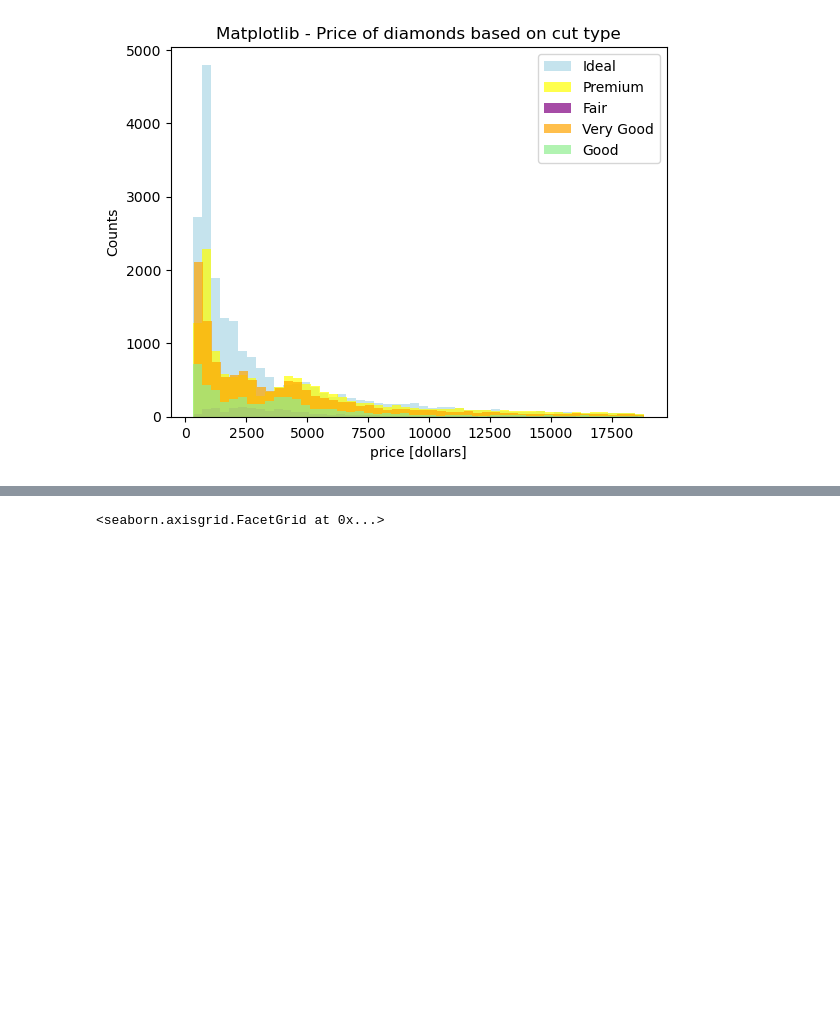
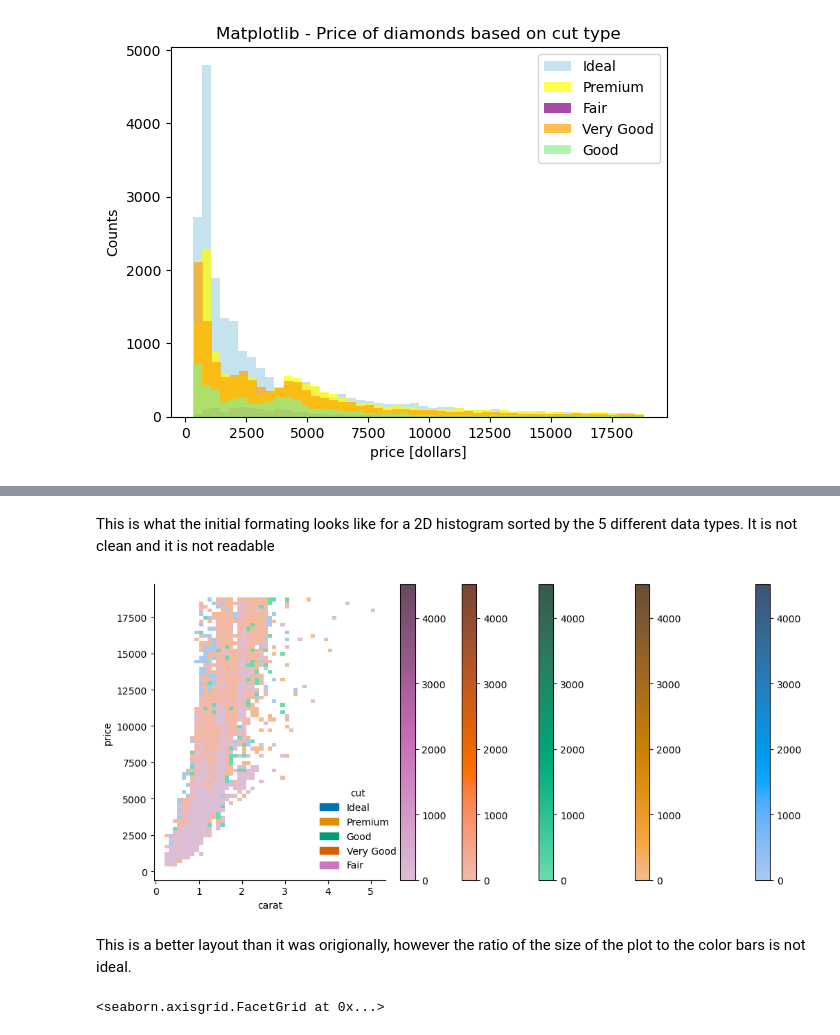
Before and after one commit to SiyonaArndt/PHYS265-spring25, a Jupyter notebook: Project/FinalProject-ArndtSiyona.ipynb, the cells around one changed output, grey strips where cells are left out. Cells and saved outputs as stored; diff of their text form; code cells hidden in the pictures; blank space fills up the shorter version.

```diff
--- a/Project/FinalProject-ArndtSiyona.ipynb
+++ b/Project/FinalProject-ArndtSiyona.ipynb
@@ -99,2 +96,13 @@ ax3.set(title = 'Seaborn (inital format) - Price of diamonds based on cut type a
+# %% [markdown]
+This is what the initial formating looks like for a 2D histogram sorted by the 5 different data types. It is not clean and it is not readable
+# %%
+ax4 = sns.displot(Diamonds, x = 'carat', y = 'price', hue = 'cut',
+                  binwidth = (0.1, 250), cbar = True, aspect = 3)
+ax4.figure.set_size_inches(12, 5)
+sns.move_legend(ax4, 'lower center', bbox_to_anchor = (0.3, 0.12))
+# %% [output]
+[figure, added]
+# %% [markdown]
+This is a better layout than it was origionally, however the ratio of the size of the plot to the color bars is not ideal.
 # %%
 # Create a violin plot very fast shwoing mean, upper and lower quartiles, and maxes and mins.
```
Also changed, not shown: parts of 7 cells of this notebook, 3 other files.
